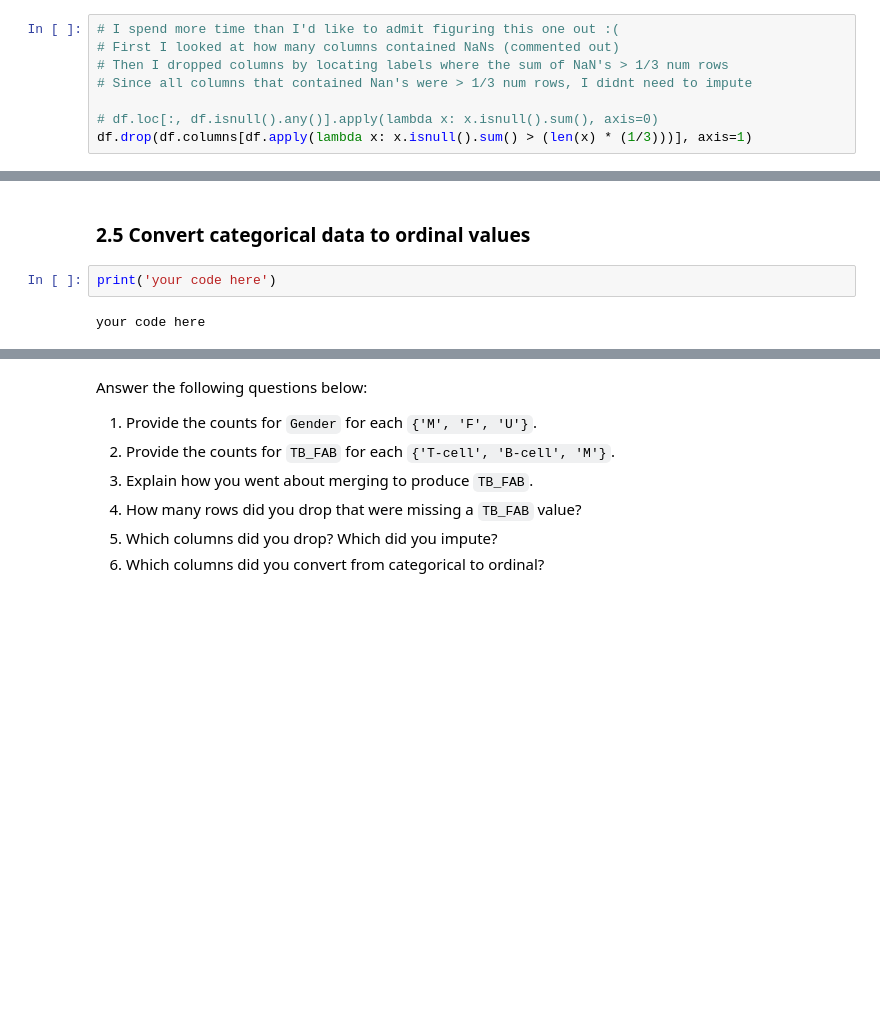
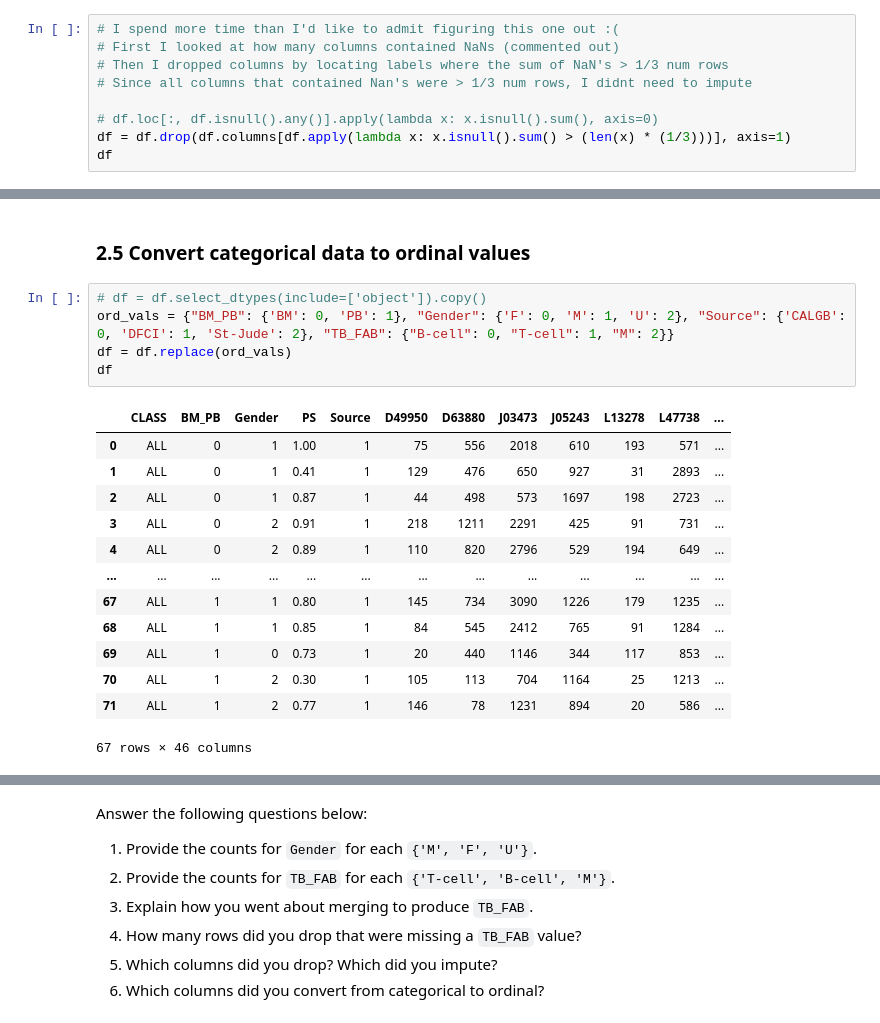
Before and after one commit to teemal/machine_learning_and_data_mining, a Jupyter notebook: Lab_1.ipynb, the cells around one changed output, grey strips where cells are left out. Saved outputs shown, nothing was run; the diff lists cells and outputs as text; blank space fills up the shorter version.

```diff
--- a/Lab_1.ipynb
+++ b/Lab_1.ipynb
@@ -241,7 +269,8 @@ For any each other column missing data, check to see what percent of records are
 # Since all columns that contained Nan's were > 1/3 num rows, I didnt need to impute
 
 # df.loc[:, df.isnull().any()].apply(lambda x: x.isnull().sum(), axis=0)
-df.drop(df.columns[df.apply(lambda x: x.isnull().sum() > (len(x) * (1/3)))], axis=1)
+df = df.drop(df.columns[df.apply(lambda x: x.isnull().sum() > (len(x) * (1/3)))], axis=1)
+df
 # %% [output]
 |  | CLASS | BM_PB | Gender | PS | Source | D49950 | D63880 | J03473 | J05243 | L13278 | L47738 | ... |
 | 0 | ALL | BM | M | 1.00 | DFCI | 75 | 556 | 2018 | 610 | 193 | 571 | ... |
@@ -258,10 +287,25 @@ df.drop(df.columns[df.apply(lambda x: x.isnull().sum() > (len(x) * (1/3)))], axi
 67 rows × 46 columns
 # %% [markdown]
 ### 2.5 Convert categorical data to ordinal values
-# %%
-print('your code here')
-# %% [output]
-your code here
+# %%
+# df = df.select_dtypes(include=['object']).copy()
+ord_vals = {"BM_PB": {'BM': 0, 'PB': 1}, "Gender": {'F': 0, 'M': 1, 'U': 2}, "Source": {'CALGB': 0, 'DFCI': 1, 'St-Jude': 2}, "TB_FAB": {"B-cell": 0, "T-cell": 1, "M": 2}}
+df = df.replace(ord_vals)
+df
+# %% [output]
+|  | CLASS | BM_PB | Gender | PS | Source | D49950 | D63880 | J03473 | J05243 | L13278 | L47738 | ... |
+| 0 | ALL | 0 | 1 | 1.00 | 1 | 75 | 556 | 2018 | 610 | 193 | 571 | ... |
+| 1 | ALL | 0 | 1 | 0.41 | 1 | 129 | 476 | 650 | 927 | 31 | 2893 | ... |
+| 2 | ALL | 0 | 1 | 0.87 | 1 | 44 | 498 | 573 | 1697 | 198 | 2723 | ... |
+| 3 | ALL | 0 | 2 | 0.91 | 1 | 218 | 1211 | 2291 | 425 | 91 | 731 | ... |
+| 4 | ALL | 0 | 2 | 0.89 | 1 | 110 | 820 | 2796 | 529 | 194 | 649 | ... |
+| ... | ... | ... | ... | ... | ... | ... | ... | ... | ... | ... | ... | ... |
+| 67 | ALL | 1 | 1 | 0.80 | 1 | 145 | 734 | 3090 | 1226 | 179 | 1235 | ... |
+| 68 | ALL | 1 | 1 | 0.85 | 1 | 84 | 545 | 2412 | 765 | 91 | 1284 | ... |
+| 69 | ALL | 1 | 0 | 0.73 | 1 | 20 | 440 | 1146 | 344 | 117 | 853 | ... |
+| 70 | ALL | 1 | 2 | 0.30 | 1 | 105 | 113 | 704 | 1164 | 25 | 1213 | ... |
+| 71 | ALL | 1 | 2 | 0.77 | 1 | 146 | 78 | 1231 | 894 | 20 | 586 | ... |
+67 rows × 46 columns
 # %% [markdown]
 ***
 ## <img src="https://img.icons8.com/color/32/000000/new-document.png"/> Section 2 - Report
```
Also changed, not shown: parts of 57 cells of this notebook.
